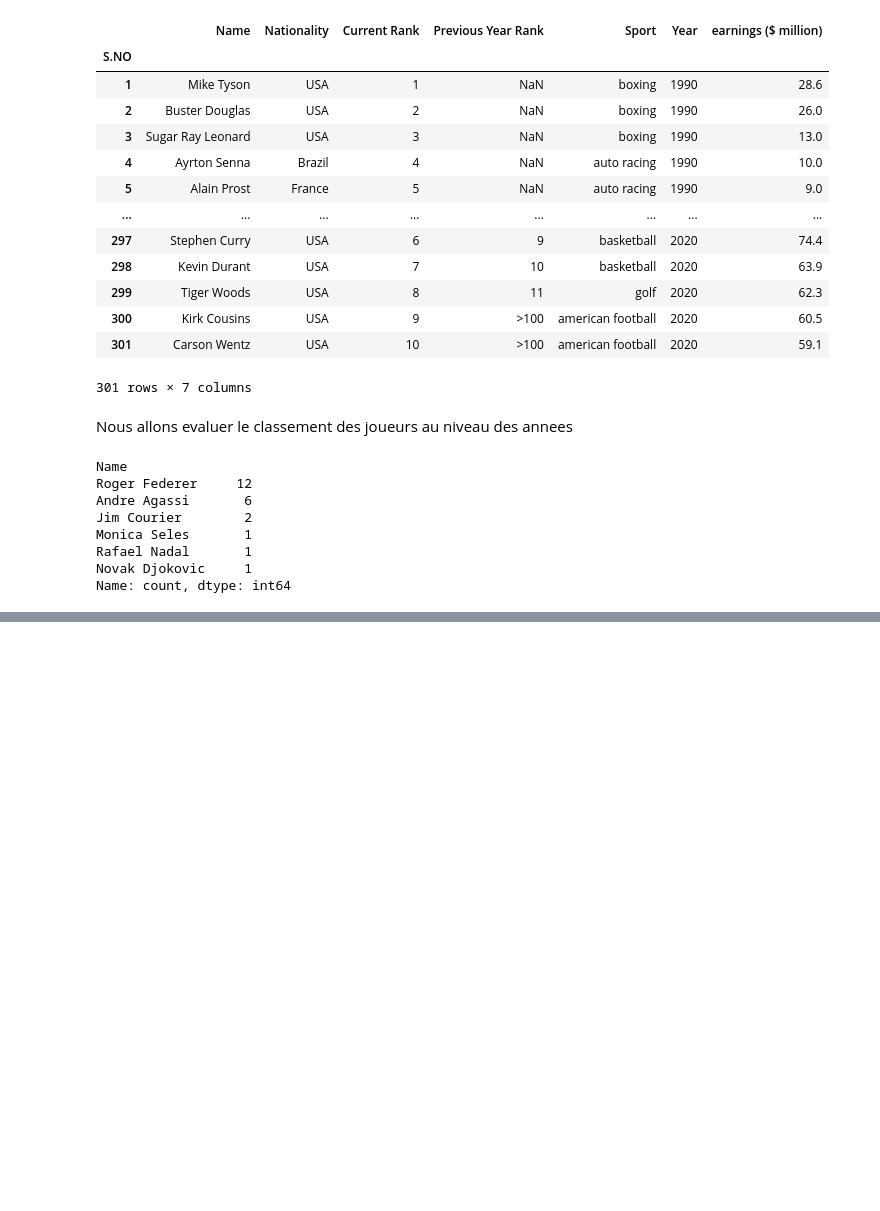
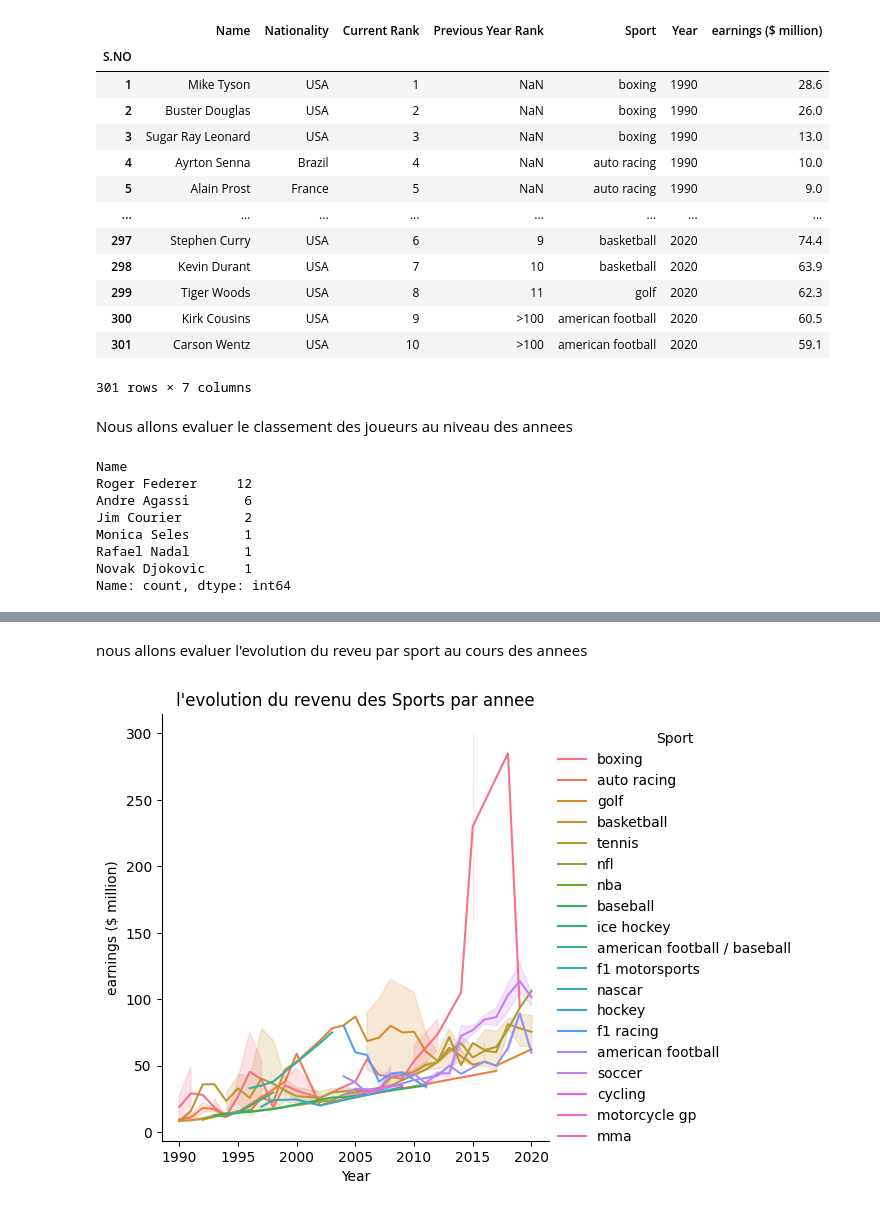
Before and after one commit to Orpheric/athletes_analysis, a Jupyter notebook: analyse_salaire_athlèt.ipynb, the cells around one changed output, grey strips where cells are left out. Saved outputs shown, nothing was run; the diff lists cells and outputs as text; code cells hidden in the pictures; blank space fills up the shorter version.

```diff
--- a/analyse_salaire_athlèt.ipynb
+++ b/analyse_salaire_athlèt.ipynb
@@ -327,3 +327,14 @@ plt.yticks(range(1,10,1))
 plt.show()
 # %% [output]
 [figure]
+# %% [markdown]
+nous allons evaluer l'evolution du reveu par sport au cours des annees
+# %%
+sns.relplot(
+    data=salaires_athletes,
+    x='Year',
+    y='earnings ($ million)',hue='Sport',kind="line")
+plt.title("l'evolution du revenu des Sports par annee")
+plt.show()
+# %% [output]
+[figure, added]
```
Also changed, not shown: parts of 5 cells of this notebook.
